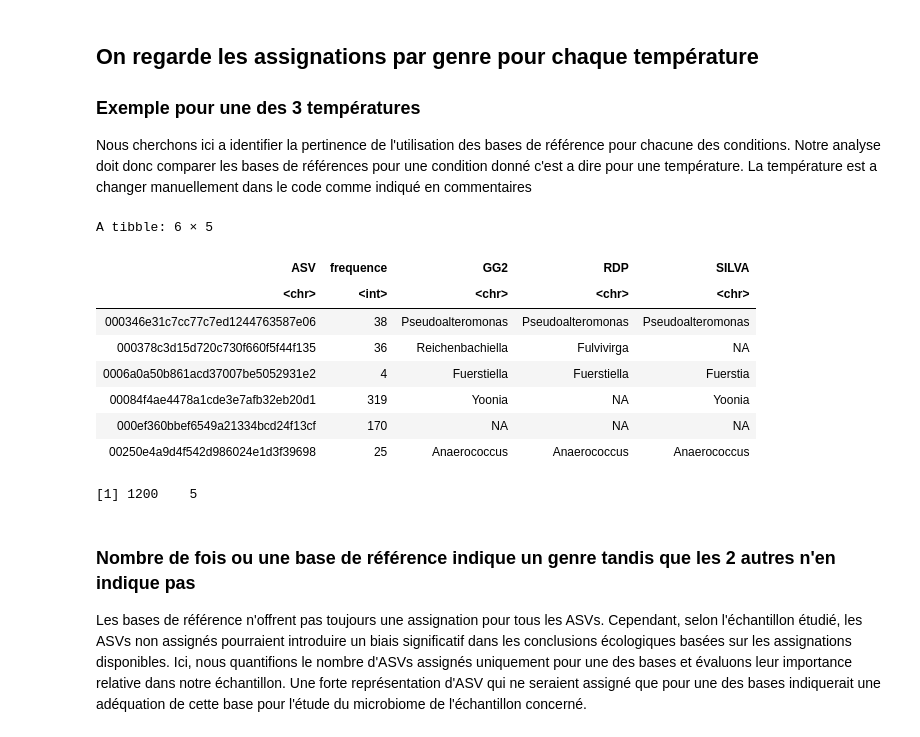
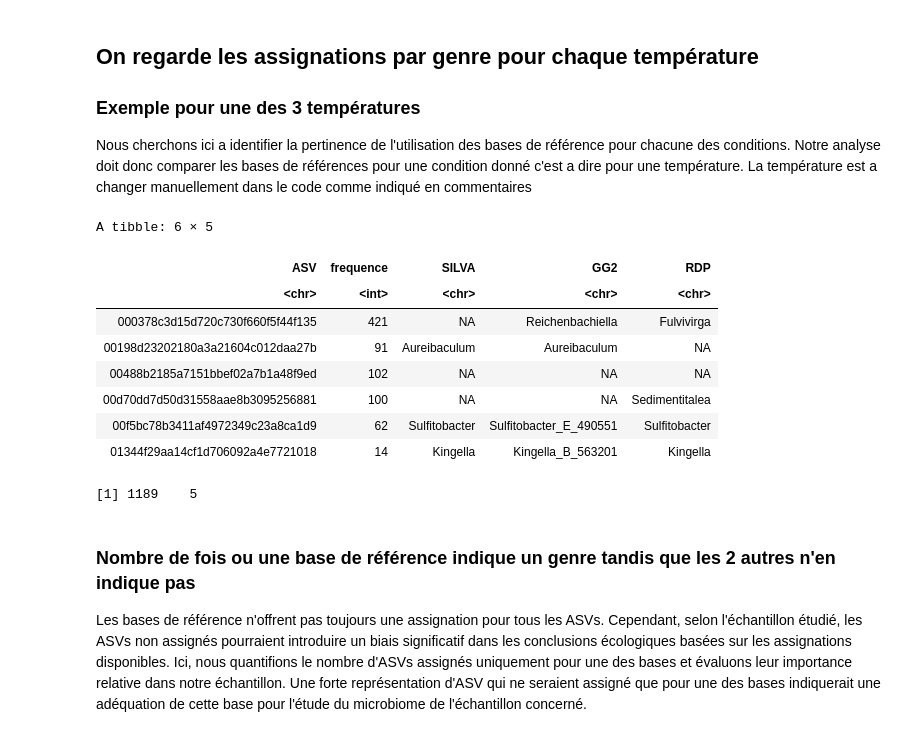
Before and after one commit to MarionThemeze-Leroy/Nematodes_2024, a Jupyter notebook: 5.Concordance_assignation.ipynb, the cells around one changed output. Cells and saved outputs as stored; diff of their text form; code cells hidden in the pictures.

```diff
--- a/5.Concordance_assignation.ipynb
+++ b/5.Concordance_assignation.ipynb
@@ -51,30 +51,30 @@ Nous cherchons ici a identifier la pertinence de l'utilisation des bases de réf
 La température est a changer manuellement dans le code comme indiqué en commentaires
 # %%
 genus_wide <- data %>%
-dplyr::filter(temperature == 20)%>% #modifier la température selon la condition étudié
+dplyr::filter(temperature == 15)%>% #modifier la température selon la condition étudié
   dplyr::select(ASV, frequence, Genus, base_ref) %>%
   # Supprimer les doublons en gardant uniquement la première occurrence de chaque combinaison
   dplyr::distinct(ASV, base_ref, .keep_all = TRUE) %>%
   # Transformer le tableau en format large
   tidyr::pivot_wider(
     id_cols = c("ASV","frequence"),        # La colonne d'identifiant (ASV), on auro donc une ligne par ASV
     names_from = "base_ref", # Crée une colonne pour chaque base_ref
     values_from = "Genus",   # On renseigne pour chacune des colonnes (base ref) formé, le genre assigné par la base correspondante
     values_fill = NA         # Remplir avec NA lorsqu'il n'y a pas de genre assigné
       )
 head(genus_wide)
 dim(genus_wide)
 # %% [output]
 A tibble: 6 × 5
-| ASV | frequence | GG2 | RDP | SILVA |
+| ASV | frequence | SILVA | GG2 | RDP |
 | <chr> | <int> | <chr> | <chr> | <chr> |
-| 000346e31c7cc77c7ed1244763587e06 | 38 | Pseudoalteromonas | Pseudoalteromonas | Pseudoalteromonas |
-| 000378c3d15d720c730f660f5f44f135 | 36 | Reichenbachiella | Fulvivirga | NA |
-| 0006a0a50b861acd37007be5052931e2 | 4 | Fuerstiella | Fuerstiella | Fuerstia |
-| 00084f4ae4478a1cde3e7afb32eb20d1 | 319 | Yoonia | NA | Yoonia |
-| 000ef360bbef6549a21334bcd24f13cf | 170 | NA | NA | NA |
-| 00250e4a9d4f542d986024e1d3f39698 | 25 | Anaerococcus | Anaerococcus | Anaerococcus |
+| 000378c3d15d720c730f660f5f44f135 | 421 | NA | Reichenbachiella | Fulvivirga |
+| 00198d23202180a3a21604c012daa27b | 91 | Aureibaculum | Aureibaculum | NA |
+| 00488b2185a7151bbef02a7b1a48f9ed | 102 | NA | NA | NA |
+| 00d70dd7d50d31558aae8b3095256881 | 100 | NA | NA | Sedimentitalea |
+| 00f5bc78b3411af4972349c23a8ca1d9 | 62 | Sulfitobacter | Sulfitobacter_E_490551 | Sulfitobacter |
+| 01344f29aa14cf1d706092a4e7721018 | 14 | Kingella | Kingella_B_563201 | Kingella |
-[1] 1200    5
+[1] 1189    5
 # %% [markdown]
 ### Nombre de fois ou une base de référence indique un genre tandis que les 2 autres n'en indique pas
 
```
Also changed, not shown: parts of 3 cells of this notebook, 4 other files.
